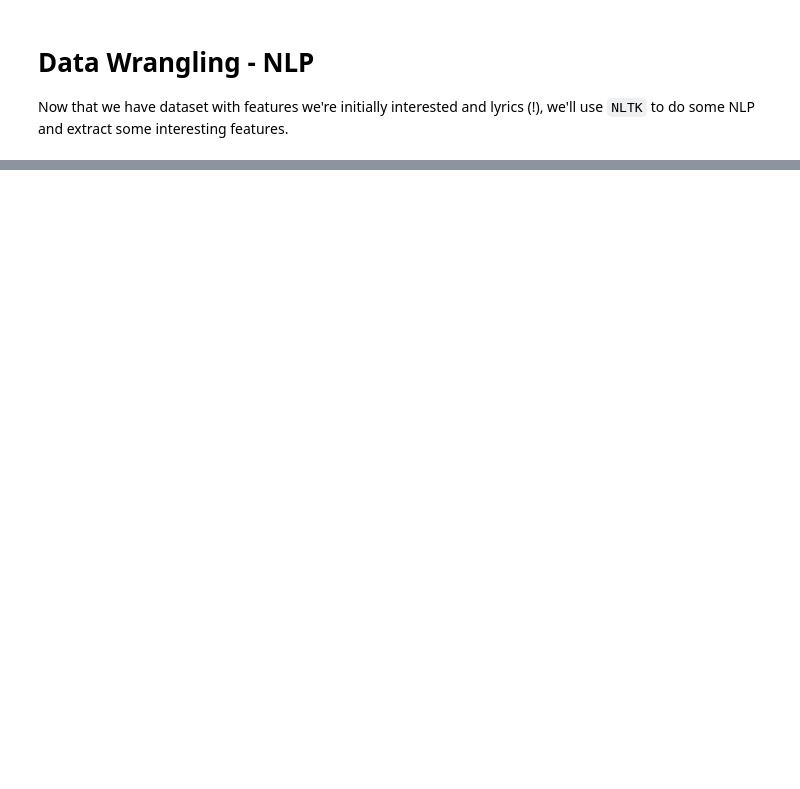
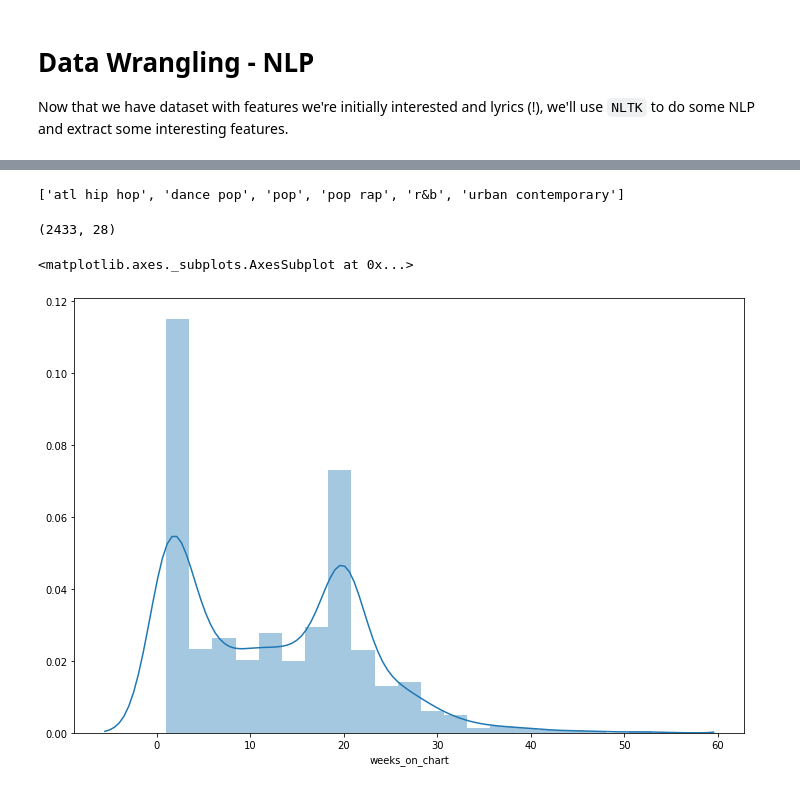
Before and after one commit to kaipak/street-pred, a Jupyter notebook: notebooks/data_wrangling_v0.0.2.ipynb, the cells around one changed output, grey strips where cells are left out. Saved outputs shown, nothing was run; the diff lists cells and outputs as text; code cells hidden in the pictures; blank space fills up the shorter version.

```diff
--- a/notebooks/data_wrangling_v0.0.2.ipynb
+++ b/notebooks/data_wrangling_v0.0.2.ipynb
@@ -74,0 +122,9 @@ df_proc1
+# %%
+foo = df_proc1[df_proc1.artist_genre.str.contains('rap')]
+(
+    foo.groupby('performer').
+    agg({'vocab_count': 'mean'}).
+    reset_index().
+    sort_values(by='vocab_count', ascending=False).
+    head(50)
+)
@@ -74,0 +191,14 @@ df_proc1
+# %%
+for i in (df_proc1[df_proc1.songid == 'You Make Me Wanna...Usher']['artist_genre']):
+    print(i)
+# %% [output]
+['atl hip hop', 'dance pop', 'pop', 'pop rap', 'r&b', 'urban contemporary']
+# %%
+df_proc1.shape
+# %% [output]
+(2433, 28)
+# %%
+sns.distplot(foo.weeks_on_chart)
+# %% [output]
+<matplotlib.axes._subplots.AxesSubplot at 0x...>
+[figure, added]
```
Also changed, not shown: parts of 22 cells of this notebook, 1 other file.
